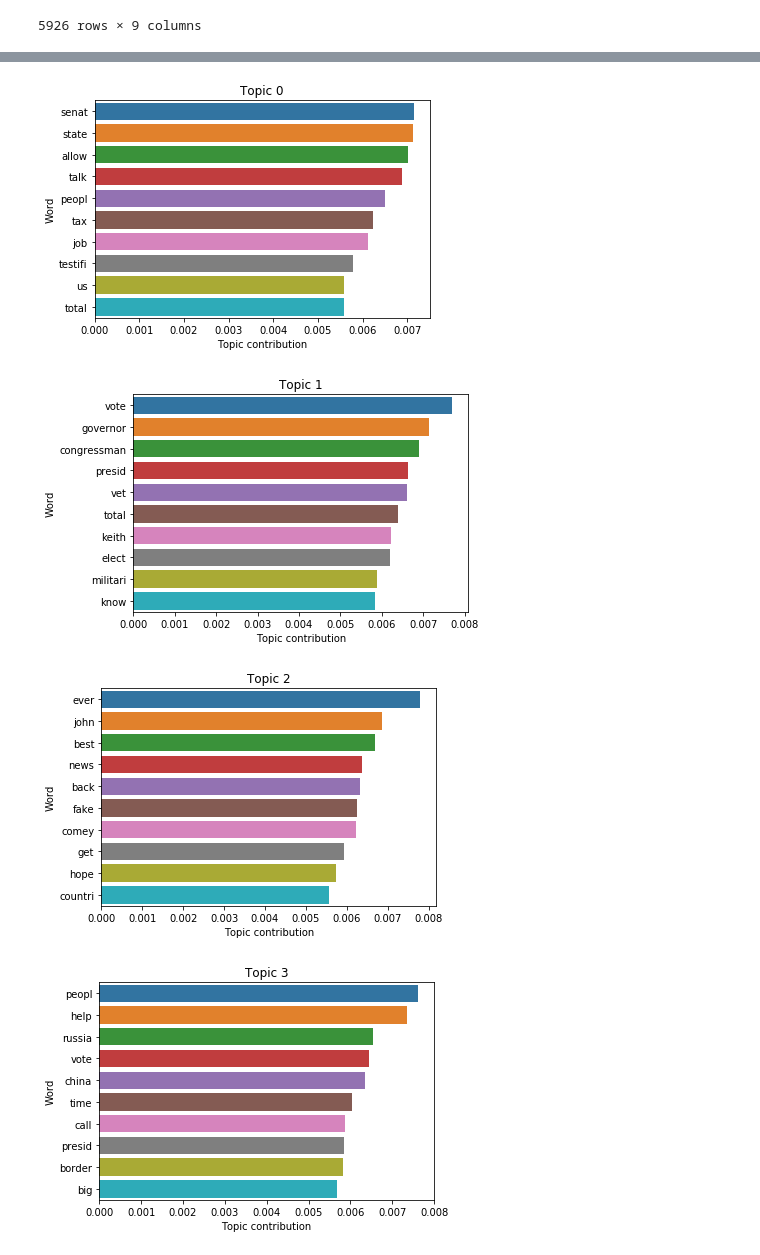
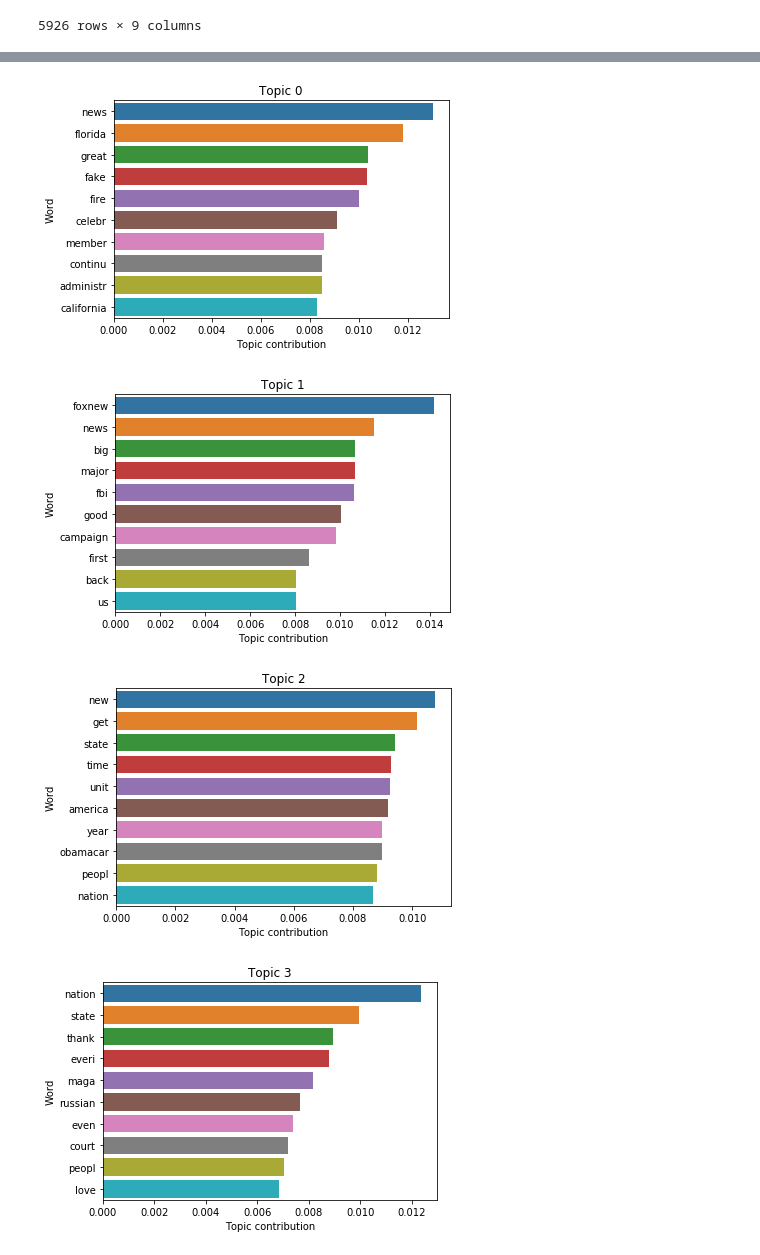
Before and after one commit to Gneur11/TextAnalytics2, a Jupyter notebook: ldaTest.ipynb, the cells around one changed output, grey strips where cells are left out. Cells and saved outputs as stored; diff of their text form; code cells hidden in the pictures.

```diff
--- a/ldaTest.ipynb
+++ b/ldaTest.ipynb
@@ -34,7 +34,7 @@ def compute_coherence_values(dictionary, doc_term_matrix, doc_clean, stop, start
     for num_topics in range(start, stop, step):
         # generate LSA model
         #model = LsiModel(doc_term_matrix, num_topics=num_topics, id2word = dictionary)  # train model
-        model = LdaModel(doc_term_matrix, num_topics=num_topics, id2word=dictionary)
+        model = LdaModel(doc_term_matrix, num_topics=num_topics, id2word=dictionary,alpha="auto",eval_every=5)
         model_list.append(model)
         coherencemodel = CoherenceModel(model=model, texts=doc_clean, dictionary=dictionary, coherence='c_v')
         coherence_values.append(coherencemodel.get_coherence())
@@ -109,7 +109,7 @@ data
 | 37269 | 117073 | 25856 | 3 | 2019 | 13 | today it was my great honor to we... | today great honor welcom prime mi... | ... |
 5926 rows × 9 columns
 # %%
-majorCluster = 2
+majorCluster = 1
 d1 = data[data["labels"] == majorCluster ]
 
 
@@ -117,6 +117,6 @@ stemmed_words = pd.Series(' '.join(d1['modded1_stemmed']).split()).value_counts(
 print(stemmed_words)
 
 stemmed_words = stemmed_words[3:]
-stemmed_words = stemmed_words[stemmed_words > 3]
+stemmed_words = stemmed_words[stemmed_words > 5]
 d1['m'] = data['modded1_stemmed'].apply(lambda x: " ".join(x for x in x.split() if x in stemmed_words))
 # %% [output]
@@ -171,42 +168,47 @@ print(nTopics)
 11
 # %%
-lda = LdaModel(tfidf_corpus, num_topics=11, id2word=common_dictionary)
+#nTopics = 10
 
-topics = lda.show_topics(num_topics=-1, num_words=10,formatted=False,log=True)
+lda = LdaModel(tfidf_corpus, num_topics=nTopics, id2word=common_dictionary,alpha="auto",eval_every=5)
+
+topics = lda.show_topics(num_topics=-1, num_words=10,formatted=False)
 #print(g)
+topicFigures = []
 for topic in topics:
     words = []
     weights = []
     for word in topic[1]:
         if abs(word[1]) > 0.001:
             words.append(word[0])
             #prendi valore assoluto perchè positivo/negativo non ha senso
             weights.append(abs(word[1]))
     labels = words
     sizes = weights
-    plt.title("Topic " + str(topic[0]))
-    sns.barplot(x=weights, y=words)
-    plt.xlabel("Topic contribution")
-    plt.ylabel("Word")
+    fig = plt.figure()
+    plt.title("Topic " + str(topic[0]),figure=fig)
+    sns.barplot(x=weights, y=words,figure=fig)
+    plt.xlabel("Topic contribution",figure=fig)
+    plt.ylabel("Word",figure=fig)
     plt.show()
+    topicFigures.append(fig)
 topicColumn = []
 topicList = {}
 for el in tfidf_corpus:
     vector = lda.get_document_topics(el)
     #get topic
     m = max(y for (x,y) in vector)
     ind = [x for x, y in enumerate(vector) if y[1] == m][0]
     #print(ind,m)
     if ind not in topicList:
         topicList[ind] = 1
     else:
         topicList[ind] += 1
     topicColumn.append(ind)
 d1["topic"] = topicColumn
 #print(topicColumn)
 print("topics_count",d1["topic"].value_counts().tolist())
 # %% [output]
-[figure, old version]
+[figure, new version]
-[figure, old version]
+[figure, new version]
-[figure, old version]
+[figure, new version]
-[figure, old version]
+[figure, new version]
```
Also changed, not shown: parts of 11 cells of this notebook.
